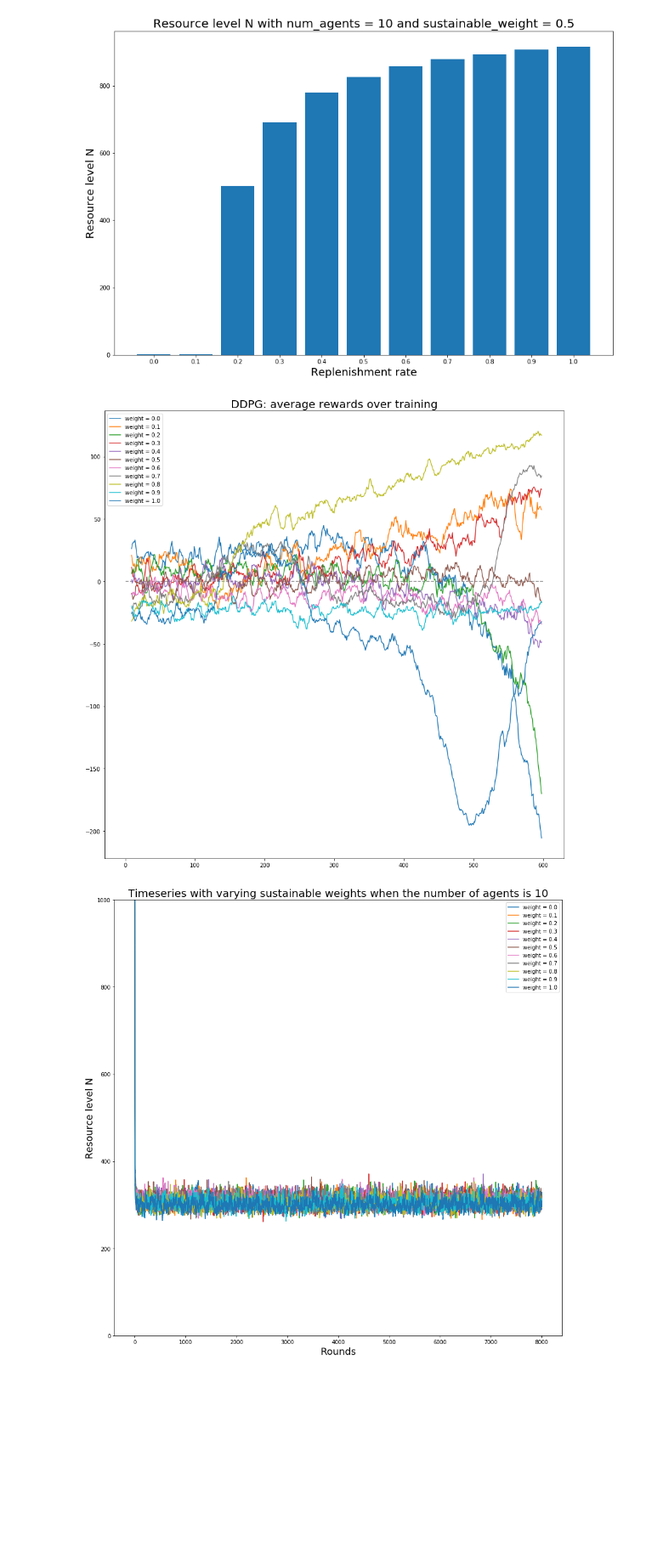
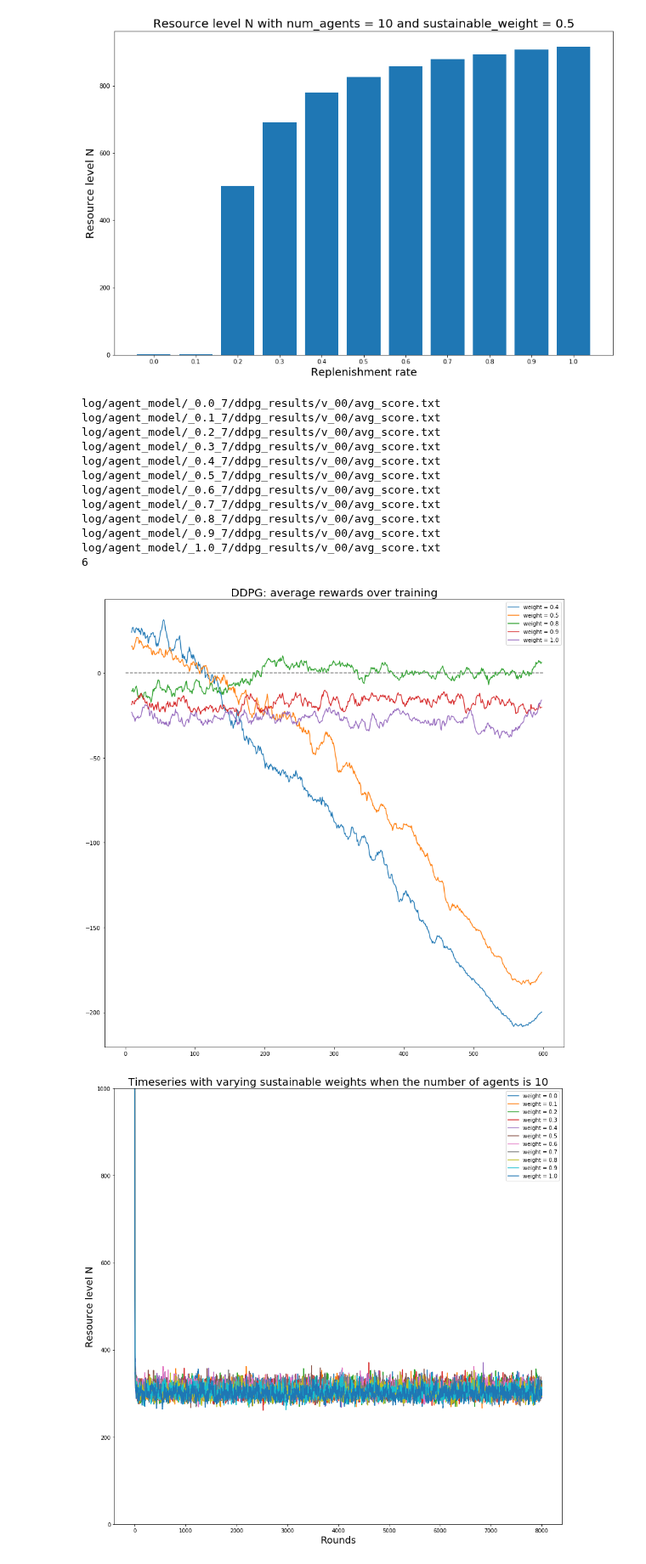
Before and after one commit to zhouker94/Multi-Agent-DRL, a Jupyter notebook: analysis.ipynb, the cells around one changed output. Shown at 85% size. Cells and saved outputs as stored; diff of their text form; code cells hidden in the pictures; blank space fills up the shorter version.

```diff
--- a/analysis.ipynb
+++ b/analysis.ipynb
@@ -145,28 +145,48 @@ plt.show()
 # %%
 log_dir = "log/agent_model/"
 model_list = sorted(os.listdir(log_dir))
 
 fig = plt.figure(num=None, figsize=(15, 15))
 
+count = 0
+debug = 0
 legends = []
 for dir_name in model_list:
-    if dir_name.split('_')[2] == '1':
+    if dir_name.split('_')[2] == '7':
         file_name = log_dir + dir_name + '/' + 'ddpg_results/v_00/avg_score.txt'
-
-        df = pd.read_csv(file_name, header=None)
+        print(file_name)
+        try:
+            df = pd.read_csv(file_name, header=None)
+        except:
+            count += 1
+            continue
 
         df.columns = ["r"]
         df = df.rolling(window=10,center=False).mean()
         plt.plot(df)
+        debug += 1
         legends.append('weight = ' + dir_name.split('_')[1])
 
+print(count)
 x = np.linspace(0.1, 2*np.pi, 10)
 plt.hlines(0, 0, 600, linestyle = "dashed", color='grey')
 plt.title("DDPG: average rewards over training", fontsize=20)
 plt.legend(legends)
 plt.show()
 # %% [output]
+log/agent_model/_0.0_7/ddpg_results/v_00/avg_score.txt
+log/agent_model/_0.1_7/ddpg_results/v_00/avg_score.txt
+log/agent_model/_0.2_7/ddpg_results/v_00/avg_score.txt
+log/agent_model/_0.3_7/ddpg_results/v_00/avg_score.txt
+log/agent_model/_0.4_7/ddpg_results/v_00/avg_score.txt
+log/agent_model/_0.5_7/ddpg_results/v_00/avg_score.txt
+log/agent_model/_0.6_7/ddpg_results/v_00/avg_score.txt
+log/agent_model/_0.7_7/ddpg_results/v_00/avg_score.txt
+log/agent_model/_0.8_7/ddpg_results/v_00/avg_score.txt
+log/agent_model/_0.9_7/ddpg_results/v_00/avg_score.txt
+log/agent_model/_1.0_7/ddpg_results/v_00/avg_score.txt
+6
-[figure, old version]
+[figure, new version]
 # %%
 log_dir = "log/agent_model/"
 model_list = sorted(os.listdir(log_dir))
```
Also changed, not shown: 4 other files.
